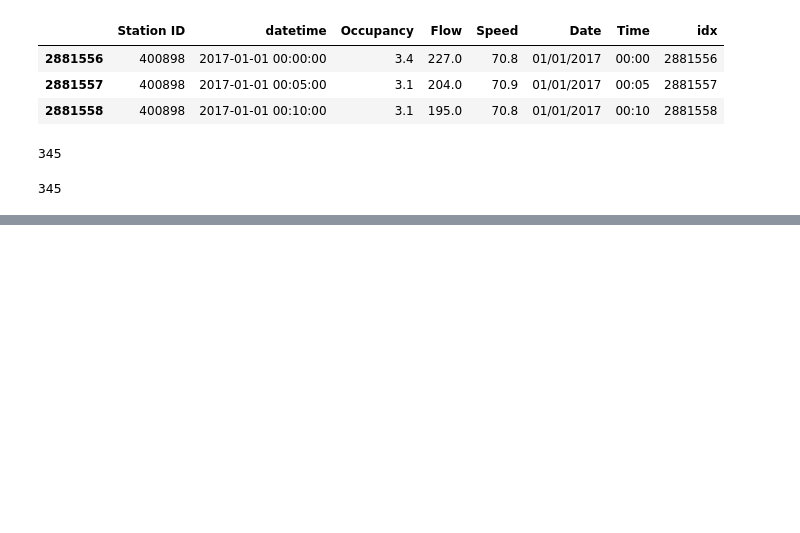
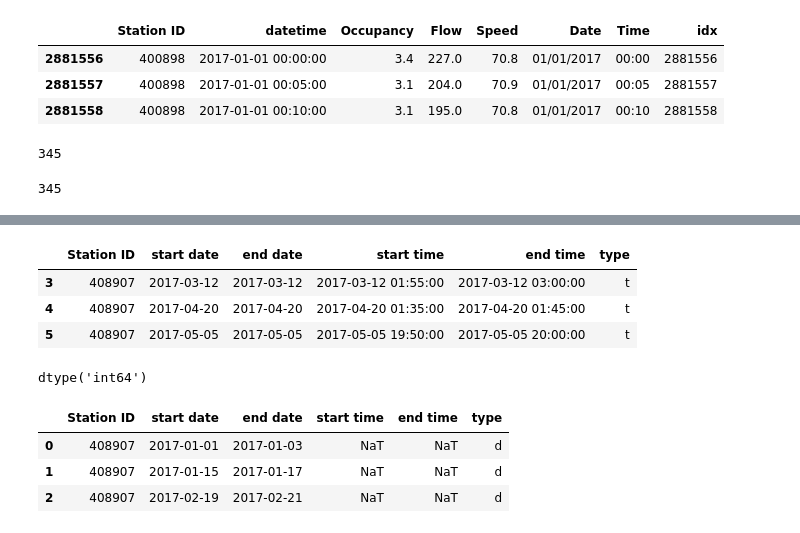
Before and after one commit to hy-lei/A-Hybrid-Approach-for-AID, a Jupyter notebook: filter_holes.ipynb, the cells around one changed output, grey strips where cells are left out. Saved outputs shown, nothing was run; the diff lists cells and outputs as text; code cells hidden in the pictures; blank space fills up the shorter version.

Commit message:
construction of all available dates

```diff
--- a/filter_holes.ipynb
+++ b/filter_holes.ipynb
@@ -416,0 +421,2 @@ len(available_days)
+# %%
+report_df_1 = u.filter_holes(concat_1, csv_path=None, txt_path=None)
@@ -416,0 +441,18 @@ len(available_days)
+# %%
+report_df_1.loc[report_df_1["type"] == 't'].head(3)
+# %% [output]
+|  | Station ID | start date | end date | start time | end time | type |
+| 3 | 408907 | 2017-03-12 | 2017-03-12 | 2017-03-12 01:55:00 | 2017-03-12 03:00:00 | t |
+| 4 | 408907 | 2017-04-20 | 2017-04-20 | 2017-04-20 01:35:00 | 2017-04-20 01:45:00 | t |
+| 5 | 408907 | 2017-05-05 | 2017-05-05 | 2017-05-05 19:50:00 | 2017-05-05 20:00:00 | t |
+# %%
+stations_1.dtype
+# %% [output]
+dtype('int64')
+# %%
+report_df_1.head(3)
+# %% [output]
+|  | Station ID | start date | end date | start time | end time | type |
+| 0 | 408907 | 2017-01-01 | 2017-01-03 | NaT | NaT | d |
+| 1 | 408907 | 2017-01-15 | 2017-01-17 | NaT | NaT | d |
+| 2 | 408907 | 2017-02-19 | 2017-02-21 | NaT | NaT | d |
```
Also changed, not shown: parts of 11 cells of this notebook, 1 other file.
